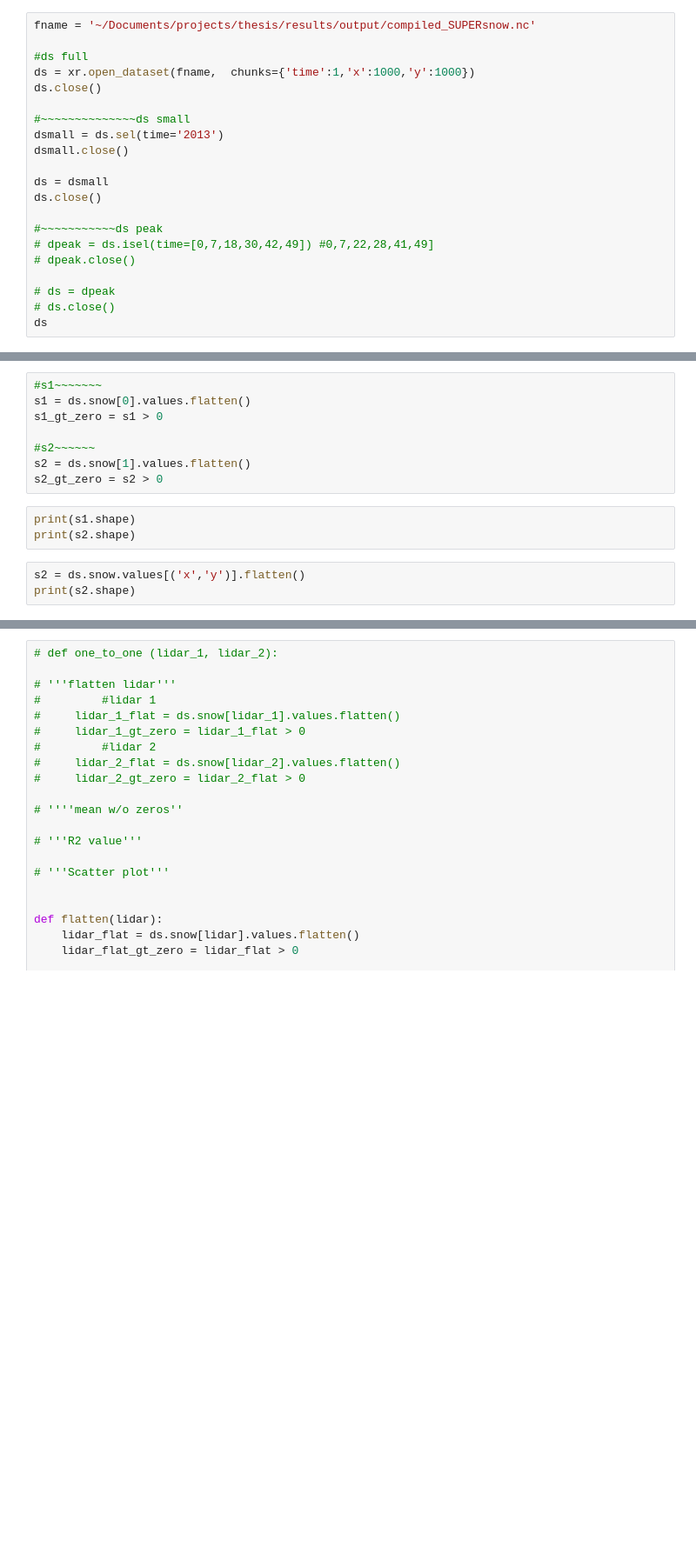
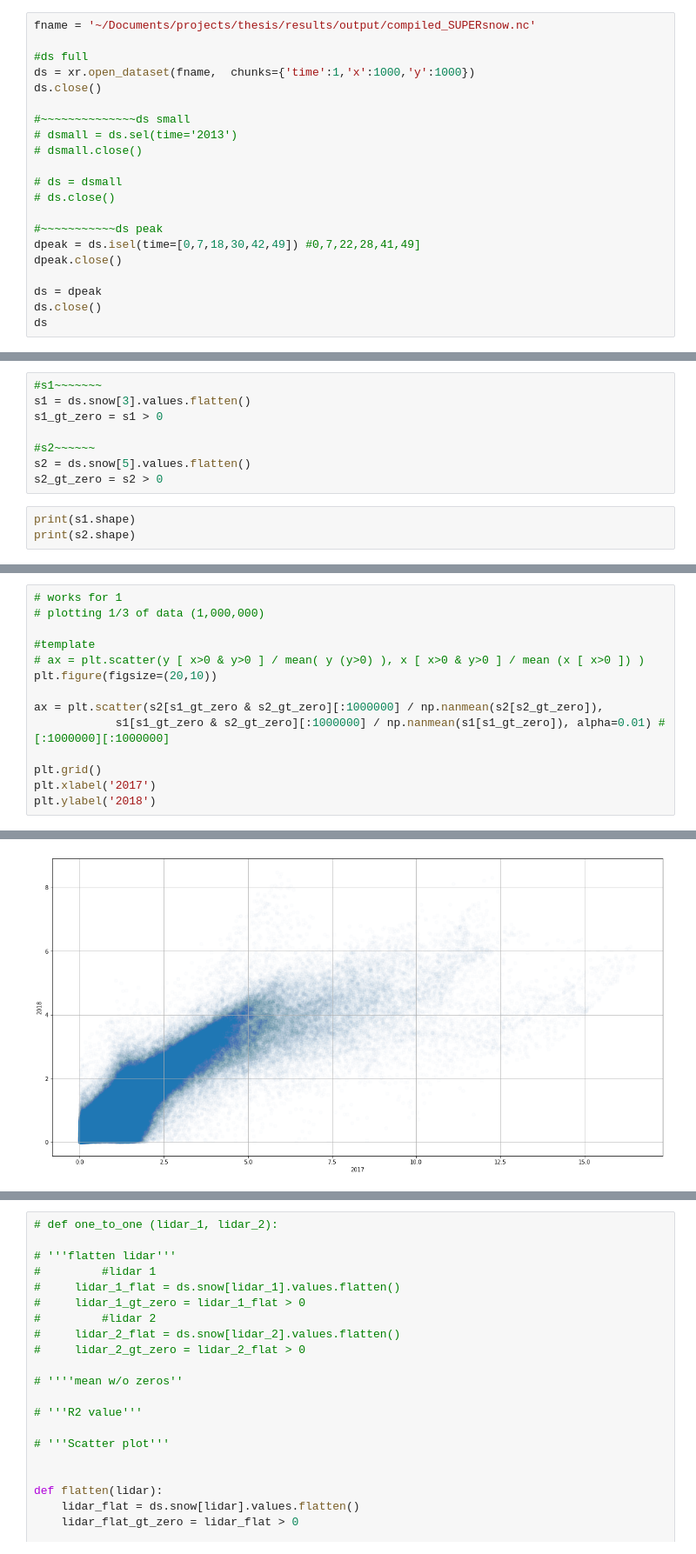
Before and after one commit to meganmason/jlabs, a Jupyter notebook: xarray/tests.ipynb, the cells around one changed output, grey strips where cells are left out. Shown at 87% size. Saved outputs shown, nothing was run; the diff lists cells and outputs as text; blank space fills up the shorter version.

Commit message:
end of day, looked at 2013 vs 2014 one-to-one plot with Ernesto in tests

```diff
--- a/xarray/tests.ipynb
+++ b/xarray/tests.ipynb
@@ -23,18 +23,18 @@ ds = xr.open_dataset(fname,  chunks={'time':1,'x':1000,'y':1000})
 ds.close()
 
 #~~~~~~~~~~~~~~ds small
-dsmall = ds.sel(time='2013')
-dsmall.close()
+# dsmall = ds.sel(time='2013')
+# dsmall.close()
 
-ds = dsmall
-ds.close()
+# ds = dsmall
+# ds.close()
 
 #~~~~~~~~~~~ds peak
-# dpeak = ds.isel(time=[0,7,18,30,42,49]) #0,7,22,28,41,49]
-# dpeak.close()
+dpeak = ds.isel(time=[0,7,18,30,42,49]) #0,7,22,28,41,49]
+dpeak.close()
 
-# ds = dpeak
-# ds.close()
+ds = dpeak
+ds.close()
 ds
 # %% [output]
 <xarray.Dataset>
@@ -149,14 +153,11 @@ ds.snow['time'].isel(time=0)
 # %%
 #s1~~~~~~~
-s1 = ds.snow[0].values.flatten()
+s1 = ds.snow[3].values.flatten()
 s1_gt_zero = s1 > 0
 
 #s2~~~~~~
-s2 = ds.snow[1].values.flatten()
+s2 = ds.snow[5].values.flatten()
 s2_gt_zero = s2 > 0
 # %%
 print(s1.shape)
 print(s2.shape)
-# %%
-s2 = ds.snow.values[('x','y')].flatten()
-print(s2.shape)
@@ -164,0 +164,15 @@ plt.plot(s1, marker='.')
+# %%
+# works for 1
+# plotting 1/3 of data (1,000,000)
+
+#template
+# ax = plt.scatter(y [ x>0 & y>0 ] / mean( y (y>0) ), x [ x>0 & y>0 ] / mean (x [ x>0 ]) )
+plt.figure(figsize=(20,10))
+
+ax = plt.scatter(s2[s1_gt_zero & s2_gt_zero][:1000000] / np.nanmean(s2[s2_gt_zero]),
+            s1[s1_gt_zero & s2_gt_zero][:1000000] / np.nanmean(s1[s1_gt_zero]), alpha=0.01) #[:1000000][:1000000]
+
+plt.grid()
+plt.xlabel('2017')
+plt.ylabel('2018')
+# %% [output]
@@ -164,0 +180 @@ plt.plot(s1, marker='.')
+[figure, added]
```
Also changed, not shown: parts of 17 cells of this notebook, 1 other file.
